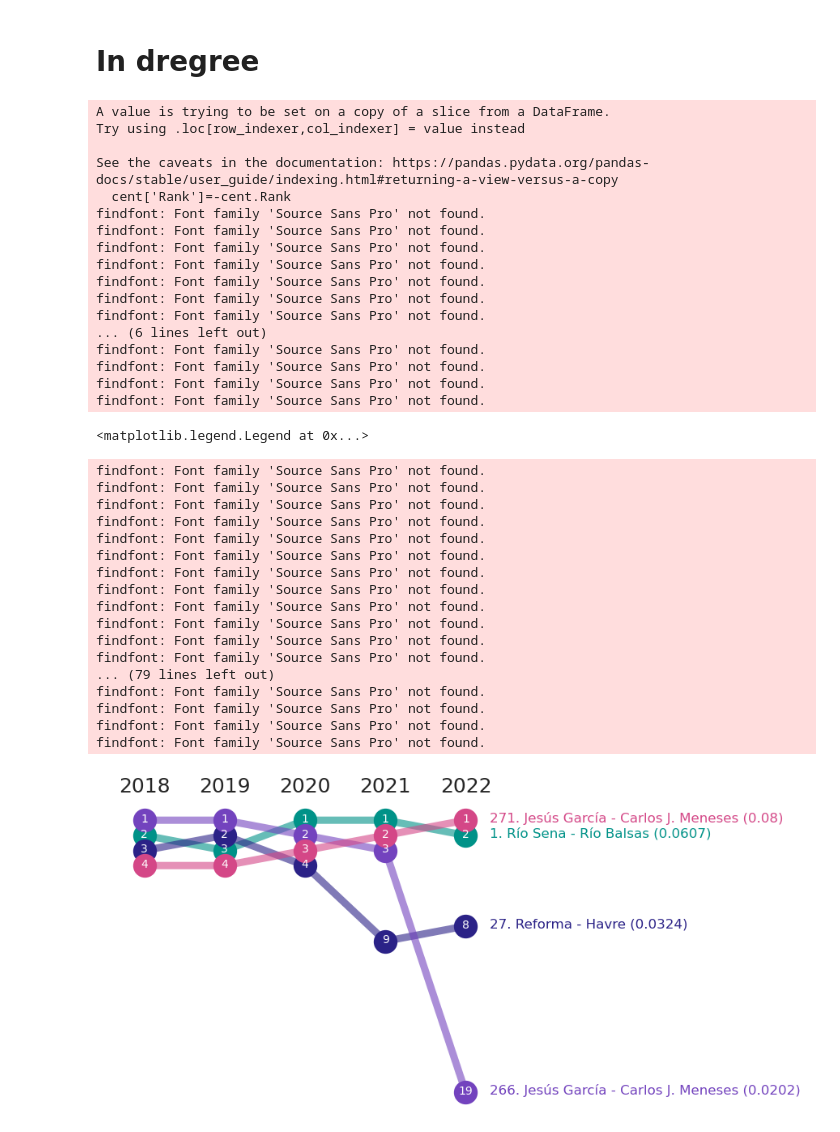
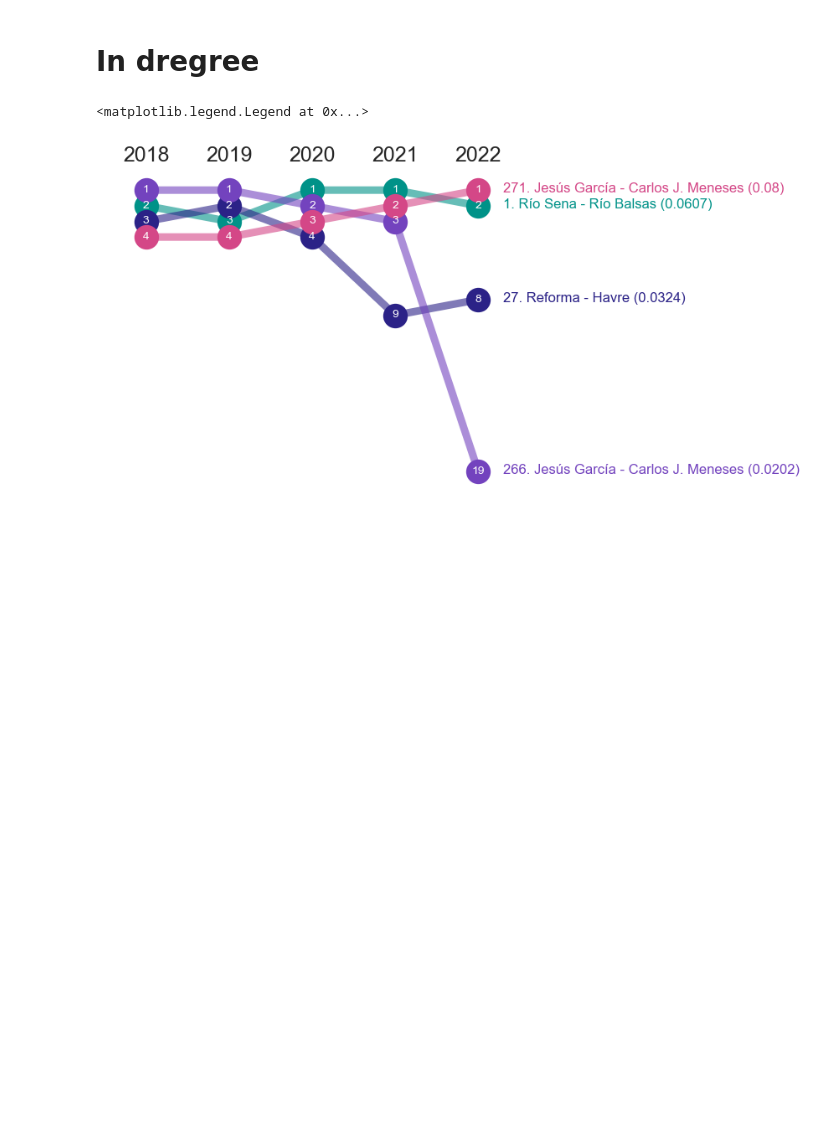
Before and after one commit to JobGV/ECOBICI, a Jupyter notebook: Código/Plot Ranking .ipynb, the cells around one changed output. Drawn from its saved outputs; the diff is of its cells as text; code cells hidden in the pictures; blank space fills up the shorter version.

```diff
--- a/Código/Plot Ranking .ipynb
+++ b/Código/Plot Ranking .ipynb
@@ -59,7 +63,7 @@ colors = ['#009288','#d44787','#7343be','#2b2287']
 
 custom_params = {"axes.spines.right": False, "axes.spines.top": False,"axes.spines.bottom": False,
                  "axes.spines.left": False}
-sns.set_theme(style="ticks", rc=custom_params,font='Source Sans Pro')
+sns.set_theme(style="ticks", rc=custom_params)
 ax= sns.pointplot(x='Year',
              y='Rank',
              hue='id',
@@ -168,7 +155,7 @@ colors = ['#009288','#2b2287','#7343be','#d44787']
 sns.set(font='sans-serif')
 custom_params = {"axes.spines.right": False, "axes.spines.top": False,"axes.spines.bottom": False,
                  "axes.spines.left": False}
-sns.set_theme(style="ticks", rc=custom_params,font='Source Sans Pro')
+sns.set_theme(style="ticks", rc=custom_params)
 
 
 ax= sns.pointplot(x='Year',
@@ -182,66 +169,32 @@ plt.setp(ax.lines, alpha=.6)
 
 ax.set(xlabel='', ylabel='')
 ax.xaxis.tick_top()
 ax.tick_params(top=False)
 ax.tick_params(left=False)
 ax.tick_params(labelsize=18)
 
 ax.set_yticks([])
 
 for i in range(len(Anio)):
     plt.text(Anio[i], EjeY[i]-0.1, Ranking[i],horizontalalignment='center',color='white',size='small',zorder=10)
 
 Colors = []
 for i in range(n):
     if Estacion[i] == aux_id[0]:
         Colors.append('#009288')
     elif Estacion[i] == aux_id[1]:
         Colors.append('#2b2287')
     elif Estacion[i] == aux_id[2]:
         Colors.append('#7343be')
     else:
         Colors.append('#d44787')
 
 
 for i in range(n):
     plt.text(4.3, Estacion_Y[i]-1.1 ,Estacion_nom[i],horizontalalignment='left',color=Colors[i],size='medium',zorder=10)
 
 sns.move_legend(ax, "upper left", bbox_to_anchor=(1, 1))
 ax.legend([],[], frameon=False)
 # %% [output]
-A value is trying to be set on a copy of a slice from a DataFrame.
-Try using .loc[row_indexer,col_indexer] = value instead
-
-See the caveats in the documentation: https://pandas.pydata.org/pandas-docs/stable/user_guide/indexing.html#returning-a-view-versus-a-copy
-  cent['Rank']=-cent.Rank
-findfont: Font family 'Source Sans Pro' not found.
-findfont: Font family 'Source Sans Pro' not found.
-findfont: Font family 'Source Sans Pro' not found.
-findfont: Font family 'Source Sans Pro' not found.
-findfont: Font family 'Source Sans Pro' not found.
-findfont: Font family 'Source Sans Pro' not found.
-findfont: Font family 'Source Sans Pro' not found.
-... (6 lines left out)
-findfont: Font family 'Source Sans Pro' not found.
-findfont: Font family 'Source Sans Pro' not found.
-findfont: Font family 'Source Sans Pro' not found.
-findfont: Font family 'Source Sans Pro' not found.
+<matplotlib.legend.Legend at 0x...>
-<matplotlib.legend.Legend at 0x...>
-findfont: Font family 'Source Sans Pro' not found.
-findfont: Font family 'Source Sans Pro' not found.
-findfont: Font family 'Source Sans Pro' not found.
-findfont: Font family 'Source Sans Pro' not found.
-findfont: Font family 'Source Sans Pro' not found.
-findfont: Font family 'Source Sans Pro' not found.
-findfont: Font family 'Source Sans Pro' not found.
-findfont: Font family 'Source Sans Pro' not found.
-findfont: Font family 'Source Sans Pro' not found.
-findfont: Font family 'Source Sans Pro' not found.
-findfont: Font family 'Source Sans Pro' not found.
-findfont: Font family 'Source Sans Pro' not found.
-... (79 lines left out)
-findfont: Font family 'Source Sans Pro' not found.
-findfont: Font family 'Source Sans Pro' not found.
-findfont: Font family 'Source Sans Pro' not found.
-findfont: Font family 'Source Sans Pro' not found.
-[figure, old version]
+[figure, new version]
```
Also changed, not shown: parts of 2 cells of this notebook, 4 other files.
